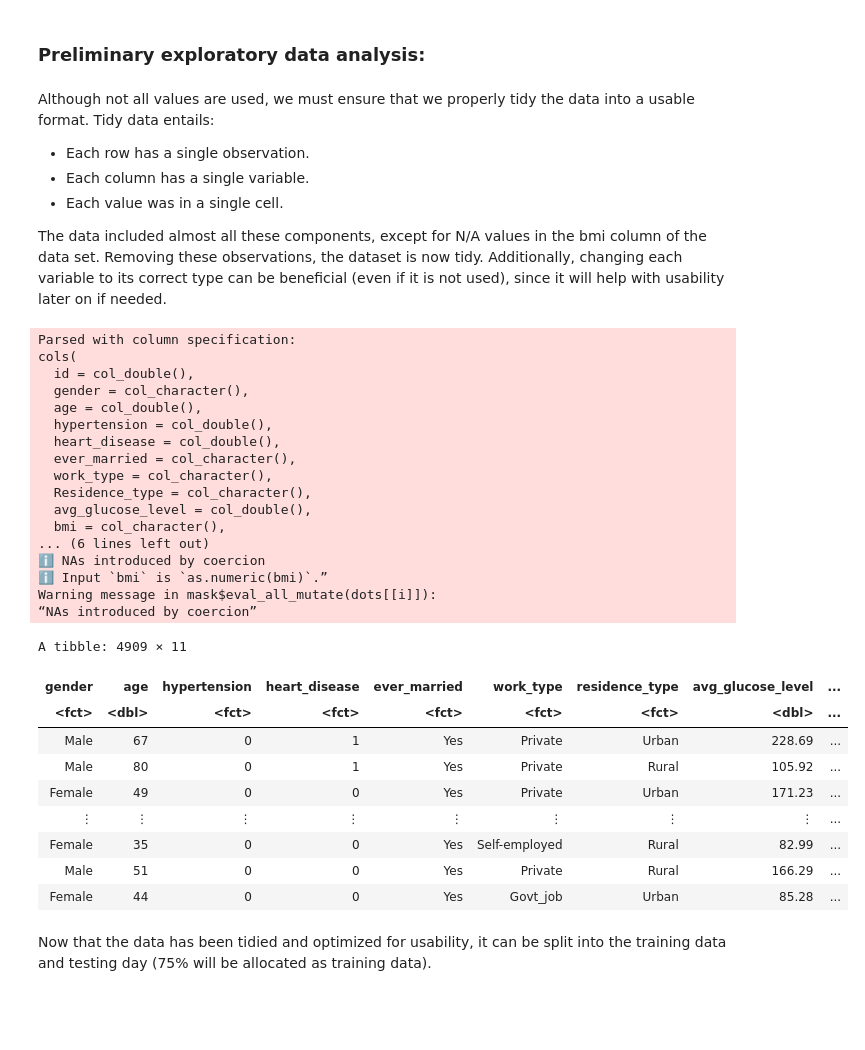
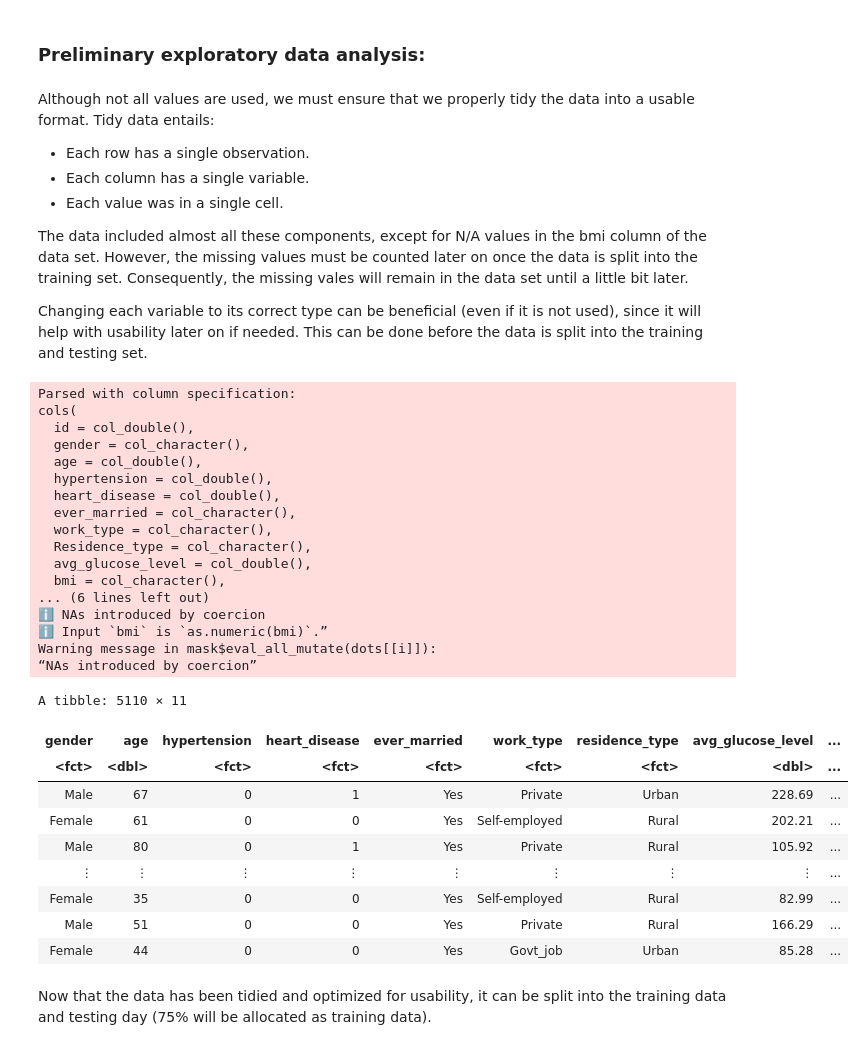
Before and after one commit to romansinkus/stroke-classification, a Jupyter notebook: Stroke_prediction.ipynb, the cells around one changed output. Cells and saved outputs as stored; diff of their text form; code cells hidden in the pictures; blank space fills up the shorter version.

```diff
--- a/Stroke_prediction.ipynb
+++ b/Stroke_prediction.ipynb
@@ -23,50 +41,43 @@ Although not all values are used, we must ensure that we properly tidy the data
 * Each column has a single variable.
 * Each value was in a single cell.
 
-The data included almost all these components, except for N/A values in the bmi column of the data set. Removing these observations, the dataset is now tidy.
-Additionally, changing each variable to its correct type can be beneficial (even if it is not used), since it will help with usability later on if needed.
+The data included almost all these components, except for N/A values in the bmi column of the data set. However, the missing values must be counted later on once the data is split into the training set. Consequently, the missing vales will remain in the data set until a little bit later.
+
+Changing each variable to its correct type can be beneficial (even if it is not used), since it will help with usability later on if needed. This can be done before the data is split into the training and testing set.
 # %%
 url <- "https://raw.githubusercontent.com/romansinkus/DS_Group_Project/main/healthcare-dataset-stroke-data.csv"
 untidy_stroke_data <- read_csv(url)
 stroke_data <- untidy_stroke_data %>%
     select(-id) %>%
-    mutate(stroke = as_factor(stroke)) %>%
     mutate(bmi = as.numeric(bmi)) %>%
-    mutate(heart_disease = as_factor(heart_disease)) %>%
-    mutate(Residence_type = as_factor(Residence_type)) %>%
-    mutate(smoking_status = as_factor(smoking_status)) %>%
-    mutate(work_type = as_factor(work_type)) %>%
-    mutate(gender = as_factor(gender)) %>%
-    mutate(ever_married = as_factor(ever_married)) %>%
-    mutate(hypertension = as_factor(hypertension)) %>%
     rename(residence_type = Residence_type) %>%
-    filter(!is.na(bmi))
+    mutate(across(c(gender, hypertension:residence_type, smoking_status:stroke), as_factor))
 
 stroke_data
 # %% [output]
 Parsed with column specification:
 cols(
   id = col_double(),
   gender = col_character(),
   age = col_double(),
   hypertension = col_double(),
   heart_disease = col_double(),
   ever_married = col_character(),
   work_type = col_character(),
   Residence_type = col_character(),
   avg_glucose_level = col_double(),
   bmi = col_character(),
 ... (6 lines left out)
 ℹ NAs introduced by coercion
 ℹ Input `bmi` is `as.numeric(bmi)`.”
 Warning message in mask$eval_all_mutate(dots[[i]]):
 “NAs introduced by coercion”
-A tibble: 4909 × 11
+A tibble: 5110 × 11
 | gender | age | hypertension | heart_disease | ever_married | work_type | residence_type | avg_glucose_level | ... |
 | <fct> | <dbl> | <fct> | <fct> | <fct> | <fct> | <fct> | <dbl> | ... |
 | Male | 67 | 0 | 1 | Yes | Private | Urban | 228.69 | ... |
+| Female | 61 | 0 | 0 | Yes | Self-employed | Rural | 202.21 | ... |
 | Male | 80 | 0 | 1 | Yes | Private | Rural | 105.92 | ... |
-| Female | 49 | 0 | 0 | Yes | Private | Urban | 171.23 | ... |
 | ⋮ | ⋮ | ⋮ | ⋮ | ⋮ | ⋮ | ⋮ | ⋮ | ... |
 | Female | 35 | 0 | 0 | Yes | Self-employed | Rural | 82.99 | ... |
 | Male | 51 | 0 | 0 | Yes | Private | Rural | 166.29 | ... |
```
Also changed, not shown: parts of 12 cells of this notebook.
